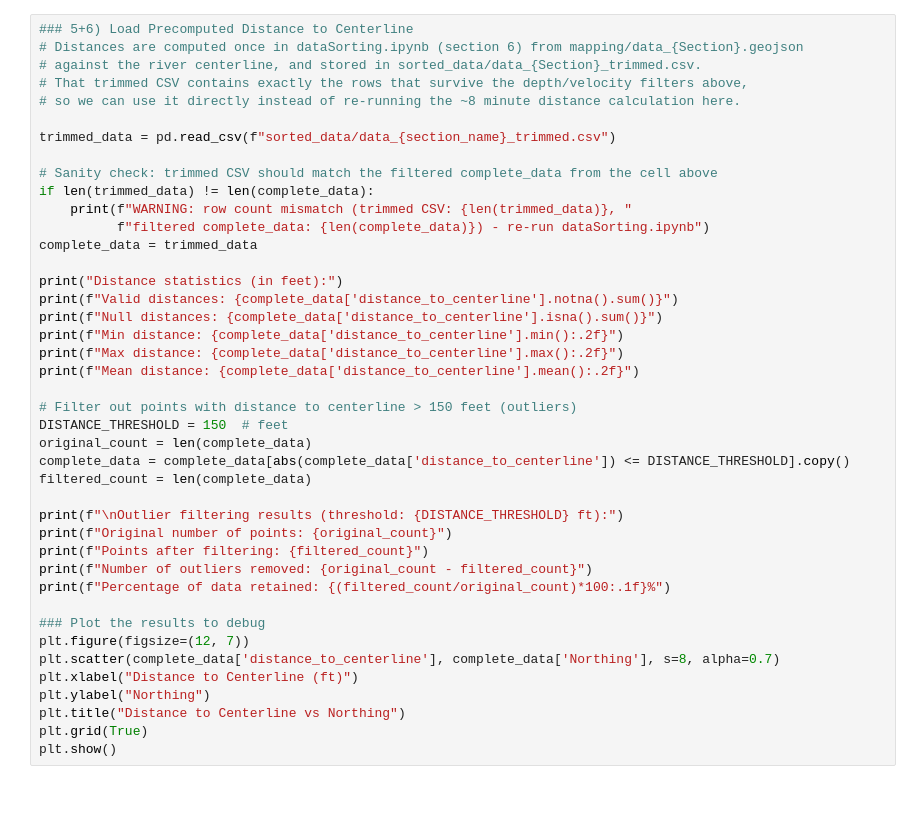
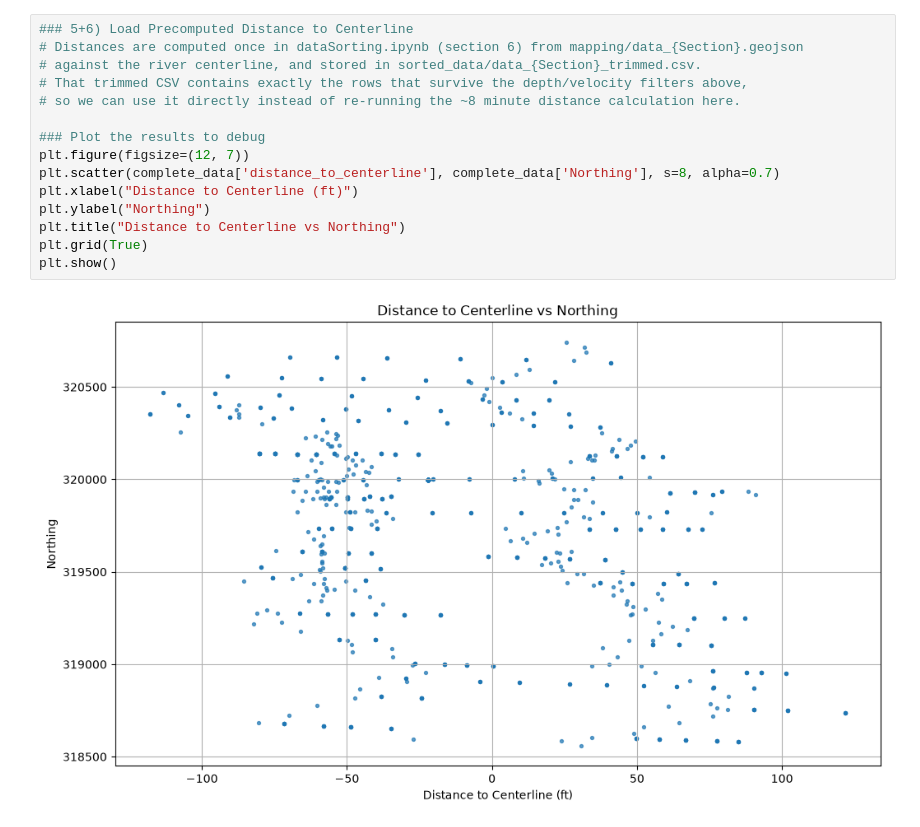
Before and after one commit to kLabUM/ecologyThresholds_gp, a Jupyter notebook: gpModel_Middle.ipynb, the cells around one changed output. Cells and saved outputs as stored; diff of their text form; blank space fills up the shorter version.

```diff
--- a/gpModel_Middle.ipynb
+++ b/gpModel_Middle.ipynb
@@ -98,45 +101,20 @@ Centerline features reduced from 58 to 2
 # %%
 ### 5+6) Load Precomputed Distance to Centerline
 # Distances are computed once in dataSorting.ipynb (section 6) from mapping/data_{Section}.geojson
 # against the river centerline, and stored in sorted_data/data_{Section}_trimmed.csv.
 # That trimmed CSV contains exactly the rows that survive the depth/velocity filters above,
 # so we can use it directly instead of re-running the ~8 minute distance calculation here.
-
-trimmed_data = pd.read_csv(f"sorted_data/data_{section_name}_trimmed.csv")
-
-# Sanity check: trimmed CSV should match the filtered complete_data from the cell above
-if len(trimmed_data) != len(complete_data):
-    print(f"WARNING: row count mismatch (trimmed CSV: {len(trimmed_data)}, "
-          f"filtered complete_data: {len(complete_data)}) - re-run dataSorting.ipynb")
-complete_data = trimmed_data
-
-print("Distance statistics (in feet):")
-print(f"Valid distances: {complete_data['distance_to_centerline'].notna().sum()}")
-print(f"Null distances: {complete_data['distance_to_centerline'].isna().sum()}")
-print(f"Min distance: {complete_data['distance_to_centerline'].min():.2f}")
-print(f"Max distance: {complete_data['distance_to_centerline'].max():.2f}")
-print(f"Mean distance: {complete_data['distance_to_centerline'].mean():.2f}")
-
-# Filter out points with distance to centerline > 150 feet (outliers)
-DISTANCE_THRESHOLD = 150  # feet
-original_count = len(complete_data)
-complete_data = complete_data[abs(complete_data['distance_to_centerline']) <= DISTANCE_THRESHOLD].copy()
-filtered_count = len(complete_data)
-
-print(f"\nOutlier filtering results (threshold: {DISTANCE_THRESHOLD} ft):")
-print(f"Original number of points: {original_count}")
-print(f"Points after filtering: {filtered_count}")
-print(f"Number of outliers removed: {original_count - filtered_count}")
-print(f"Percentage of data retained: {(filtered_count/original_count)*100:.1f}%")
 
 ### Plot the results to debug
 plt.figure(figsize=(12, 7))
 plt.scatter(complete_data['distance_to_centerline'], complete_data['Northing'], s=8, alpha=0.7)
 plt.xlabel("Distance to Centerline (ft)")
 plt.ylabel("Northing")
 plt.title("Distance to Centerline vs Northing")
 plt.grid(True)
 plt.show()
+# %% [output]
+[figure, added]
 # %%
 ### 7) Downstream Distance (precomputed in dataSorting.ipynb)
 # downstream_dist is computed in dataSorting.ipynb section 6 by projecting each point onto the
```
Also changed, not shown: parts of 5 cells of this notebook, 16 other files.
